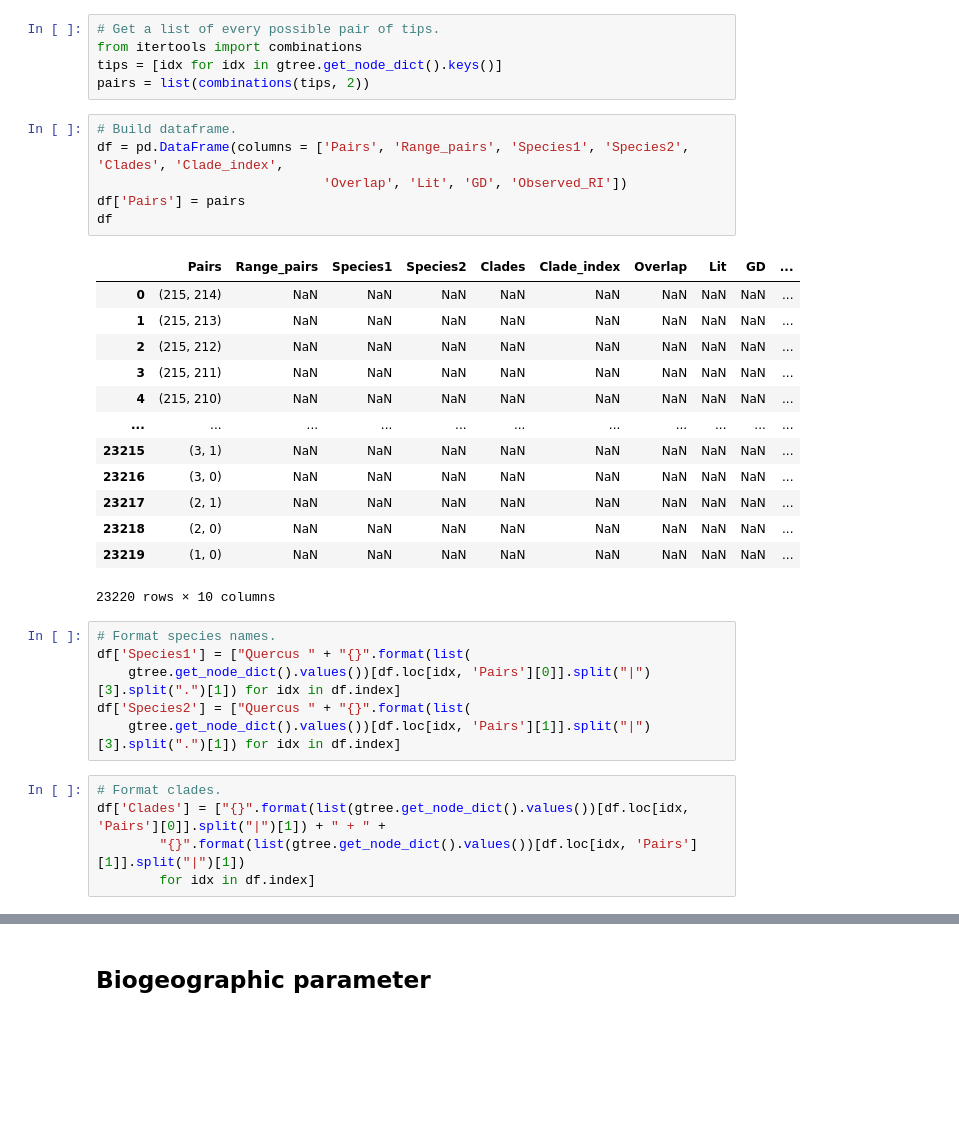
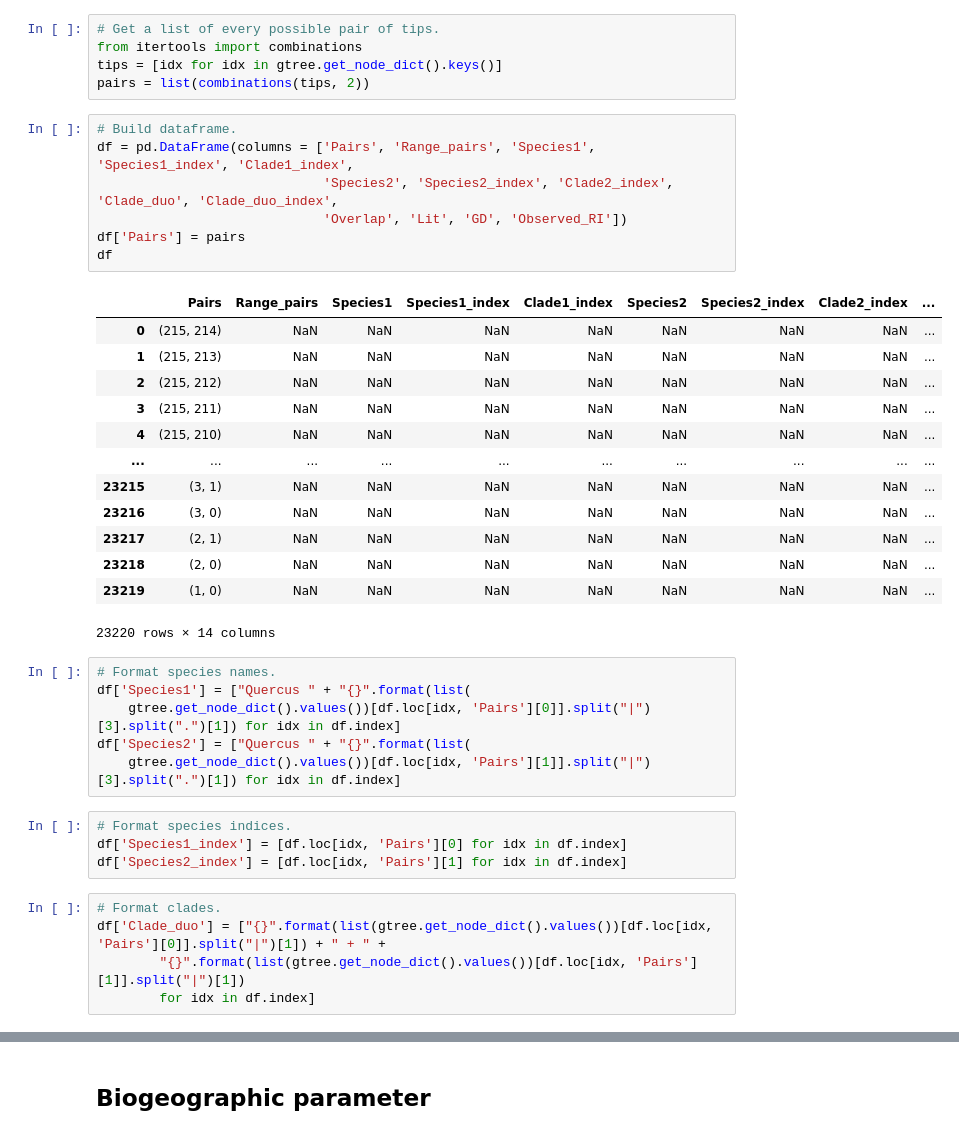
Before and after one commit to eaton-lab/oaks-thesis, a Jupyter notebook: notebooks/pymc3-model.ipynb, the cells around one changed output, grey strips where cells are left out. Saved outputs shown, nothing was run; the diff lists cells and outputs as text; blank space fills up the shorter version.

```diff
--- a/notebooks/pymc3-model.ipynb
+++ b/notebooks/pymc3-model.ipynb
@@ -114,32 +115,37 @@ tips = [idx for idx in gtree.get_node_dict().keys()]
 pairs = list(combinations(tips, 2))
 # %%
 # Build dataframe.
-df = pd.DataFrame(columns = ['Pairs', 'Range_pairs', 'Species1', 'Species2', 'Clades', 'Clade_index',
+df = pd.DataFrame(columns = ['Pairs', 'Range_pairs', 'Species1', 'Species1_index', 'Clade1_index',
+                             'Species2', 'Species2_index', 'Clade2_index', 'Clade_duo', 'Clade_duo_index',
                              'Overlap', 'Lit', 'GD', 'Observed_RI'])
 df['Pairs'] = pairs
 df
 # %% [output]
-|  | Pairs | Range_pairs | Species1 | Species2 | Clades | Clade_index | Overlap | Lit | GD | ... |
-| 0 | (215, 214) | NaN | NaN | NaN | NaN | NaN | NaN | NaN | NaN | ... |
-| 1 | (215, 213) | NaN | NaN | NaN | NaN | NaN | NaN | NaN | NaN | ... |
-| 2 | (215, 212) | NaN | NaN | NaN | NaN | NaN | NaN | NaN | NaN | ... |
-| 3 | (215, 211) | NaN | NaN | NaN | NaN | NaN | NaN | NaN | NaN | ... |
-| 4 | (215, 210) | NaN | NaN | NaN | NaN | NaN | NaN | NaN | NaN | ... |
-| ... | ... | ... | ... | ... | ... | ... | ... | ... | ... | ... |
-| 23215 | (3, 1) | NaN | NaN | NaN | NaN | NaN | NaN | NaN | NaN | ... |
-| 23216 | (3, 0) | NaN | NaN | NaN | NaN | NaN | NaN | NaN | NaN | ... |
-| 23217 | (2, 1) | NaN | NaN | NaN | NaN | NaN | NaN | NaN | NaN | ... |
-| 23218 | (2, 0) | NaN | NaN | NaN | NaN | NaN | NaN | NaN | NaN | ... |
-| 23219 | (1, 0) | NaN | NaN | NaN | NaN | NaN | NaN | NaN | NaN | ... |
+|  | Pairs | Range_pairs | Species1 | Species1_index | Clade1_index | Species2 | Species2_index | Clade2_index | ... |
+| 0 | (215, 214) | NaN | NaN | NaN | NaN | NaN | NaN | NaN | ... |
+| 1 | (215, 213) | NaN | NaN | NaN | NaN | NaN | NaN | NaN | ... |
+| 2 | (215, 212) | NaN | NaN | NaN | NaN | NaN | NaN | NaN | ... |
+| 3 | (215, 211) | NaN | NaN | NaN | NaN | NaN | NaN | NaN | ... |
+| 4 | (215, 210) | NaN | NaN | NaN | NaN | NaN | NaN | NaN | ... |
+| ... | ... | ... | ... | ... | ... | ... | ... | ... | ... |
+| 23215 | (3, 1) | NaN | NaN | NaN | NaN | NaN | NaN | NaN | ... |
+| 23216 | (3, 0) | NaN | NaN | NaN | NaN | NaN | NaN | NaN | ... |
+| 23217 | (2, 1) | NaN | NaN | NaN | NaN | NaN | NaN | NaN | ... |
+| 23218 | (2, 0) | NaN | NaN | NaN | NaN | NaN | NaN | NaN | ... |
+| 23219 | (1, 0) | NaN | NaN | NaN | NaN | NaN | NaN | NaN | ... |
-23220 rows × 10 columns
+23220 rows × 14 columns
 # %%
 # Format species names.
 df['Species1'] = ["Quercus " + "{}".format(list(
     gtree.get_node_dict().values())[df.loc[idx, 'Pairs'][0]].split("|")[3].split(".")[1]) for idx in df.index]
 df['Species2'] = ["Quercus " + "{}".format(list(
     gtree.get_node_dict().values())[df.loc[idx, 'Pairs'][1]].split("|")[3].split(".")[1]) for idx in df.index]
+# %%
+# Format species indices.
+df['Species1_index'] = [df.loc[idx, 'Pairs'][0] for idx in df.index]
+df['Species2_index'] = [df.loc[idx, 'Pairs'][1] for idx in df.index]
 # %%
 # Format clades.
-df['Clades'] = ["{}".format(list(gtree.get_node_dict().values())[df.loc[idx, 'Pairs'][0]].split("|")[1]) + " + " +
+df['Clade_duo'] = ["{}".format(list(gtree.get_node_dict().values())[df.loc[idx, 'Pairs'][0]].split("|")[1]) + " + " +
         "{}".format(list(gtree.get_node_dict().values())[df.loc[idx, 'Pairs'][1]].split("|")[1])
         for idx in df.index]
```
Also changed, not shown: parts of 57 cells of this notebook.
